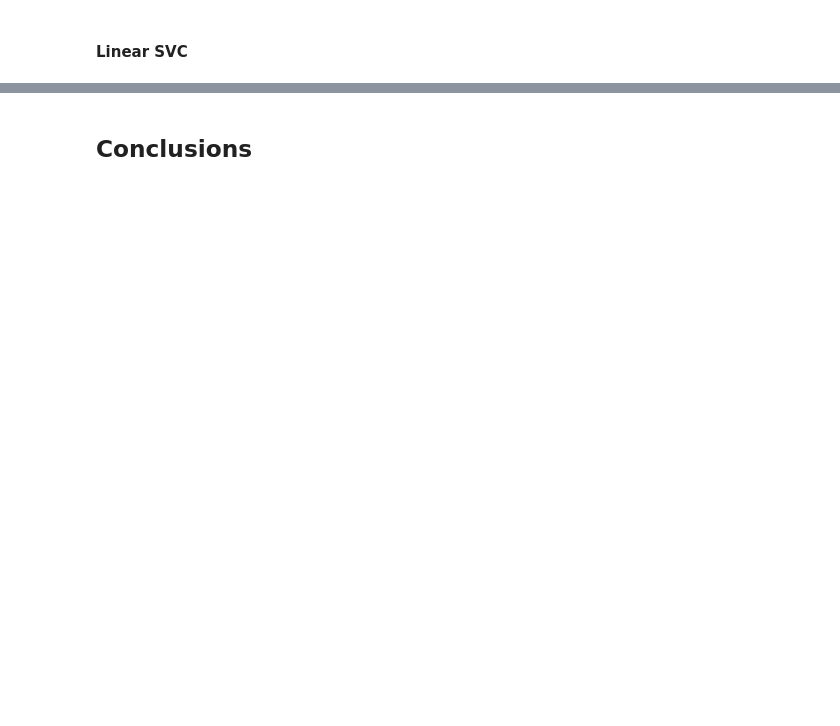
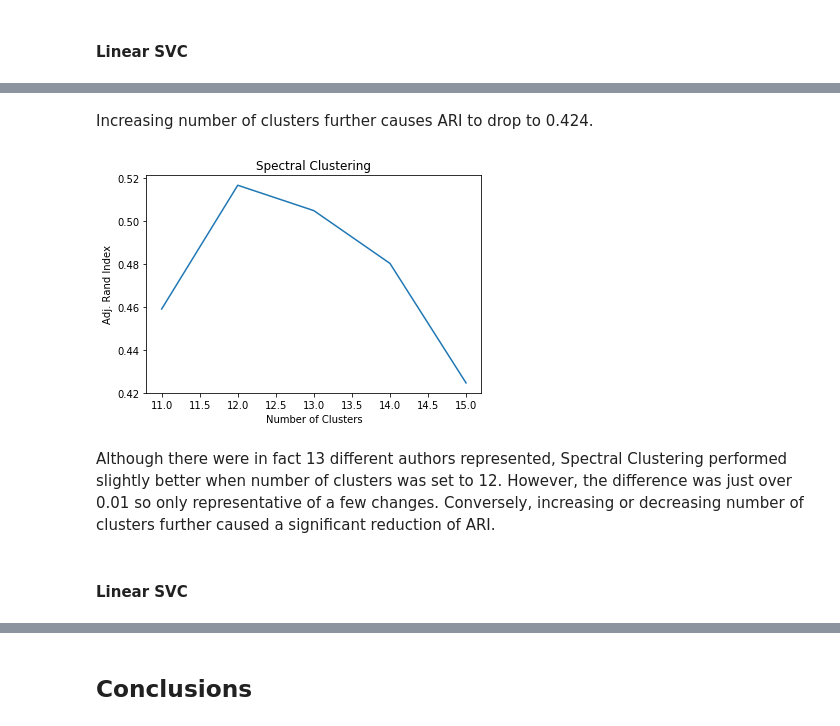
Before and after one commit to yfstafford/Thinkful, a Jupyter notebook: Unit 4/Unit 4 Capstone Blog Authorship Identification.ipynb, the cells around one changed output, grey strips where cells are left out. Drawn from its saved outputs; the diff is of its cells as text; code cells hidden in the pictures; blank space fills up the shorter version.

```diff
--- a/Unit 4/Unit 4 Capstone Blog Authorship Identification.ipynb
+++ b/Unit 4/Unit 4 Capstone Blog Authorship Identification.ipynb
@@ -630,0 +1032,14 @@ tf-idf Gradient Boosted Test set score: 0.7661290322580645
+# %%
+# Declare and fit the model
+sc = SpectralClustering(n_clusters=14, random_state=42, n_jobs=-1)
+sc.fit(tfidf_train_out)
+
+#Predict clusters
+tfidf_full_pred = sc.fit_predict(tfidf_train_out)
+
+# Check actual vs predicted
+print(pd.crosstab(Y_train,tfidf_full_pred))
+
+tfidf_sc_ari14 = metrics.adjusted_rand_score(Y_train, tfidf_full_pred)
+
+print('ARI for Spectral Clustering tf-idf is: ' + str(tfidf_sc_ari14))
@@ -630,0 +1065,14 @@ tf-idf Gradient Boosted Test set score: 0.7661290322580645
+# %%
+# Declare and fit the model
+sc = SpectralClustering(n_clusters=15, random_state=42, n_jobs=-1)
+sc.fit(tfidf_train_out)
+
+#Predict clusters
+tfidf_full_pred = sc.fit_predict(tfidf_train_out)
+
+# Check actual vs predicted
+print(pd.crosstab(Y_train,tfidf_full_pred))
+
+tfidf_sc_ari15 = metrics.adjusted_rand_score(Y_train, tfidf_full_pred)
+
+print('ARI for Spectral Clustering tf-idf is: ' + str(tfidf_sc_ari15))
@@ -630,0 +1096,18 @@ tf-idf Gradient Boosted Test set score: 0.7661290322580645
+# %% [markdown]
+Increasing number of clusters further causes ARI to drop to 0.424.
+# %%
+x_data = [ 11, 12, 13, 14, 15 ]
+y_data = [ tfidf_sc_ari11, tfidf_sc_ari12, tfidf_sc_ari13, tfidf_sc_ari14, tfidf_sc_ari15 ]
+
+plt.plot(x_data, y_data)
+plt.title('Spectral Clustering')
+plt.xlabel('Number of Clusters')
+plt.ylabel('Adj. Rand Index')
+
+plt.show()
+# %% [output]
+[figure, added]
+# %% [markdown]
+Although there were in fact 13 different authors represented, Spectral Clustering performed slightly better when number of clusters was set to 12. However, the difference was just over 0.01 so only representative of a few changes. Conversely, increasing or decreasing number of clusters further caused a significant reduction of ARI.
+# %% [markdown]
+#### Linear SVC
```
Also changed, not shown: parts of 88 cells of this notebook.
